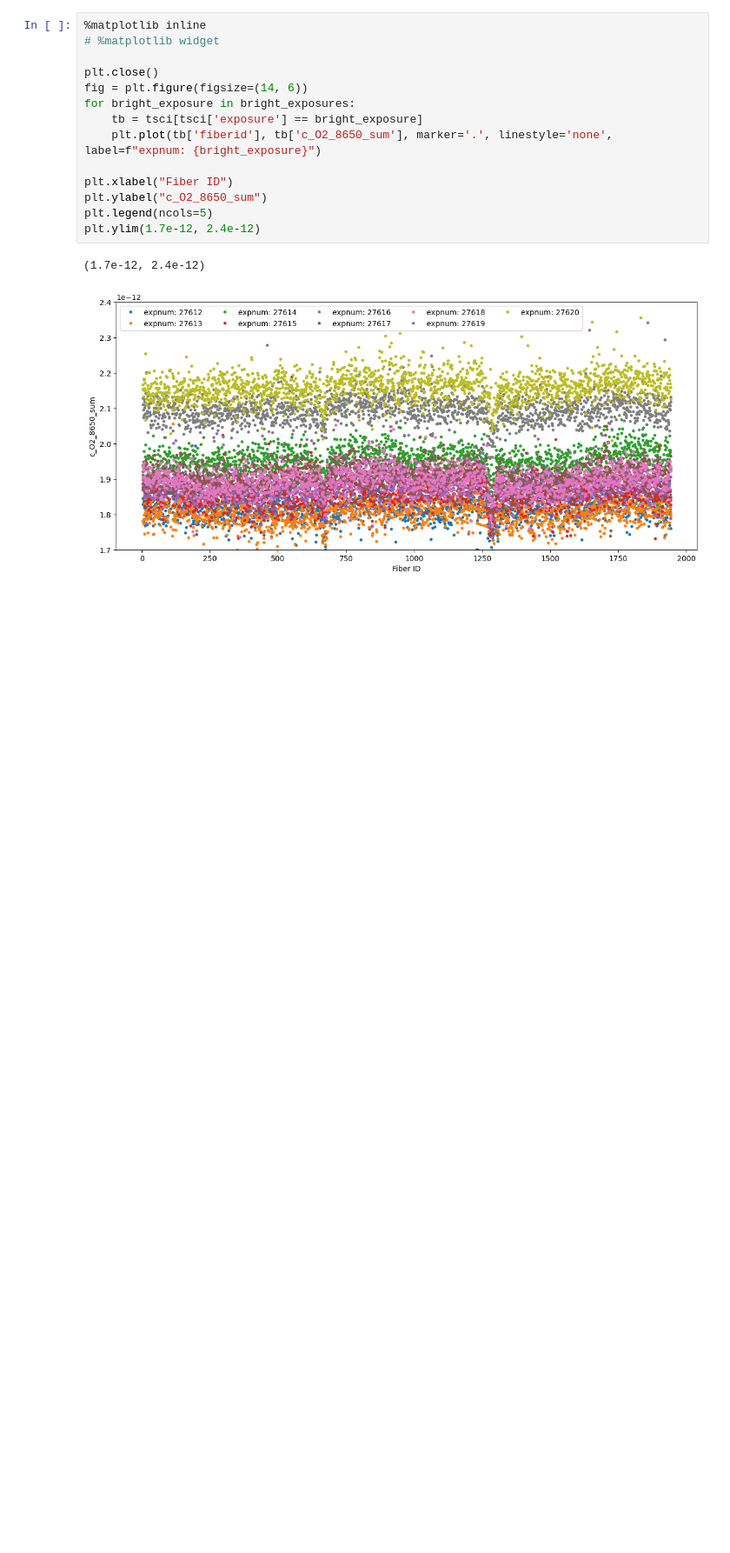
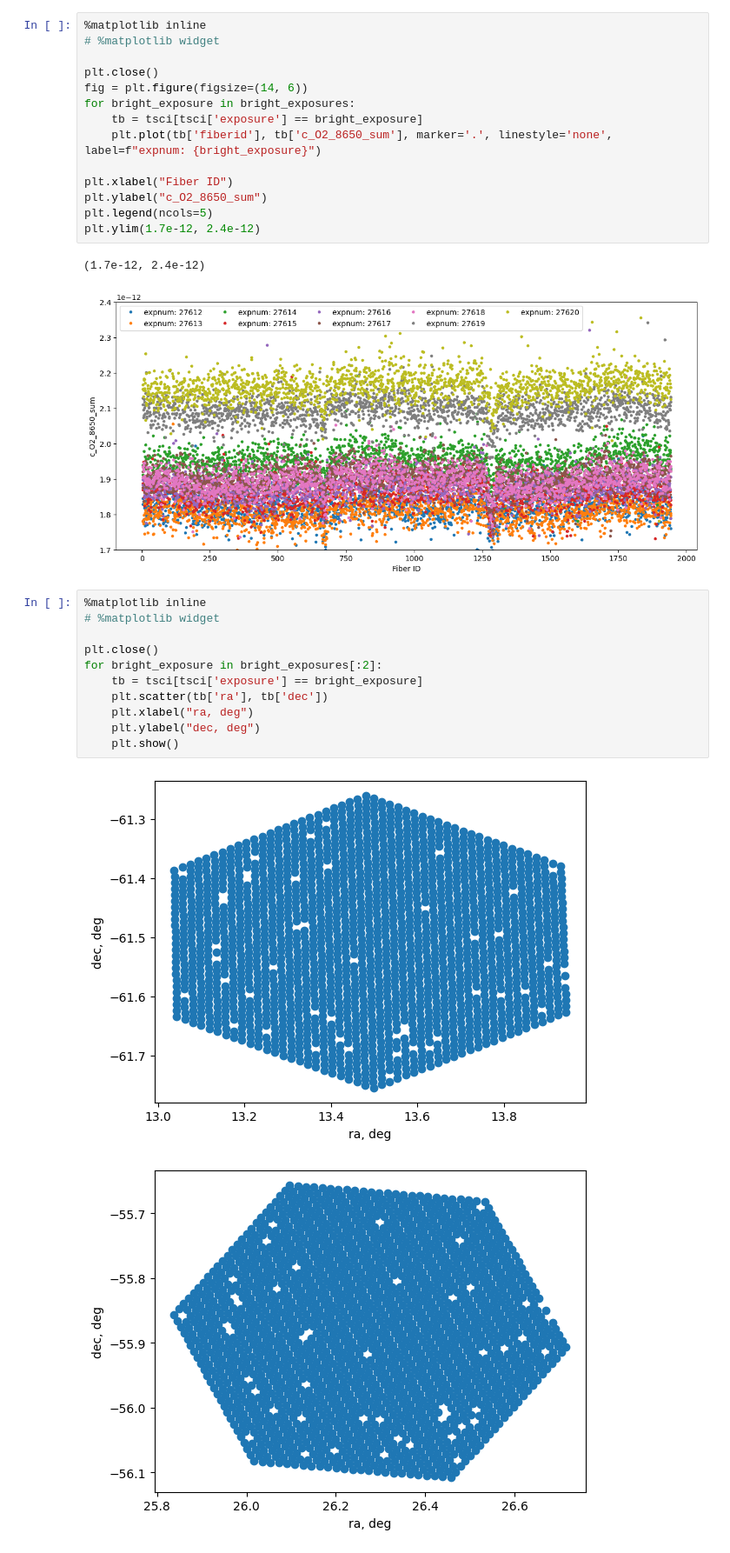
Before and after one commit to sdss/lvmsky, a Jupyter notebook: notebooks/Inspect_sky_metrics_based_on_per_fiber_table.ipynb, the cells around one changed output. Shown at 87% size. Saved outputs shown, nothing was run; the diff lists cells and outputs as text; blank space fills up the shorter version.

```diff
--- a/notebooks/Inspect_sky_metrics_based_on_per_fiber_table.ipynb
+++ b/notebooks/Inspect_sky_metrics_based_on_per_fiber_table.ipynb
@@ -195,3 +195,17 @@ plt.ylim(1.7e-12, 2.4e-12)
 # %% [output]
 (1.7e-12, 2.4e-12)
 [figure]
+# %%
+%matplotlib inline
+# %matplotlib widget
+
+plt.close()
+for bright_exposure in bright_exposures[:2]:
+    tb = tsci[tsci['exposure'] == bright_exposure]
+    plt.scatter(tb['ra'], tb['dec'])
+    plt.xlabel("ra, deg")
+    plt.ylabel("dec, deg")
+    plt.show()
+# %% [output]
+[figure, added]
+[figure, added]
```
